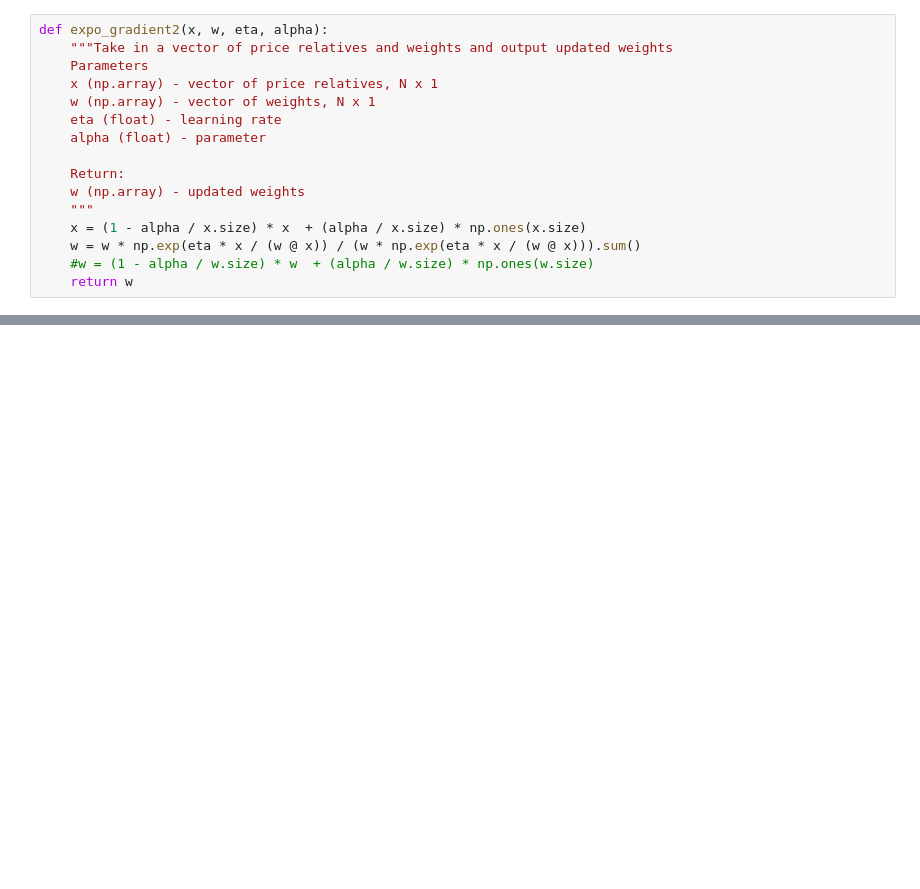
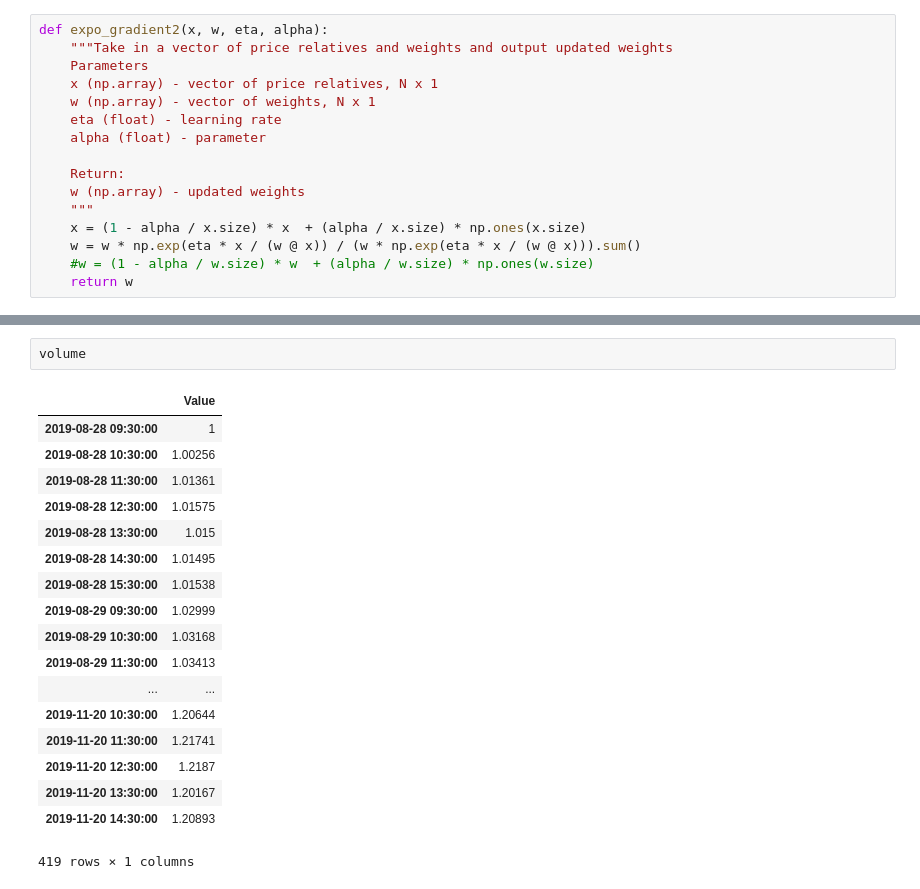
Before and after one commit to soujanyaduggirala/OnlineLearningStockPortfolios, a Jupyter notebook: expo_gradient.ipynb, the cells around one changed output, grey strips where cells are left out. Drawn from its saved outputs; the diff is of its cells as text; blank space fills up the shorter version.

```diff
--- a/expo_gradient.ipynb
+++ b/expo_gradient.ipynb
@@ -77,0 +126,21 @@ plt.get_cmap('viridis')
+# %%
+volume
+# %% [output]
+|  | Value |
+| 2019-08-28 09:30:00 | 1 |
+| 2019-08-28 10:30:00 | 1.00256 |
+| 2019-08-28 11:30:00 | 1.01361 |
+| 2019-08-28 12:30:00 | 1.01575 |
+| 2019-08-28 13:30:00 | 1.015 |
+| 2019-08-28 14:30:00 | 1.01495 |
+| 2019-08-28 15:30:00 | 1.01538 |
+| 2019-08-29 09:30:00 | 1.02999 |
+| 2019-08-29 10:30:00 | 1.03168 |
+| 2019-08-29 11:30:00 | 1.03413 |
+| ... | ... |
+| 2019-11-20 10:30:00 | 1.20644 |
+| 2019-11-20 11:30:00 | 1.21741 |
+| 2019-11-20 12:30:00 | 1.2187 |
+| 2019-11-20 13:30:00 | 1.20167 |
+| 2019-11-20 14:30:00 | 1.20893 |
+419 rows × 1 columns
```
Also changed, not shown: parts of 13 cells of this notebook, 6 other files.
